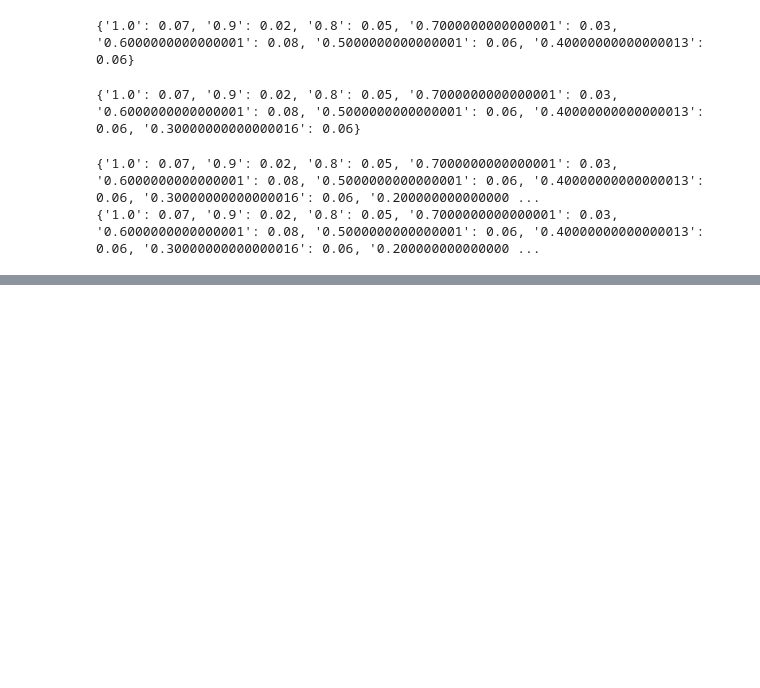
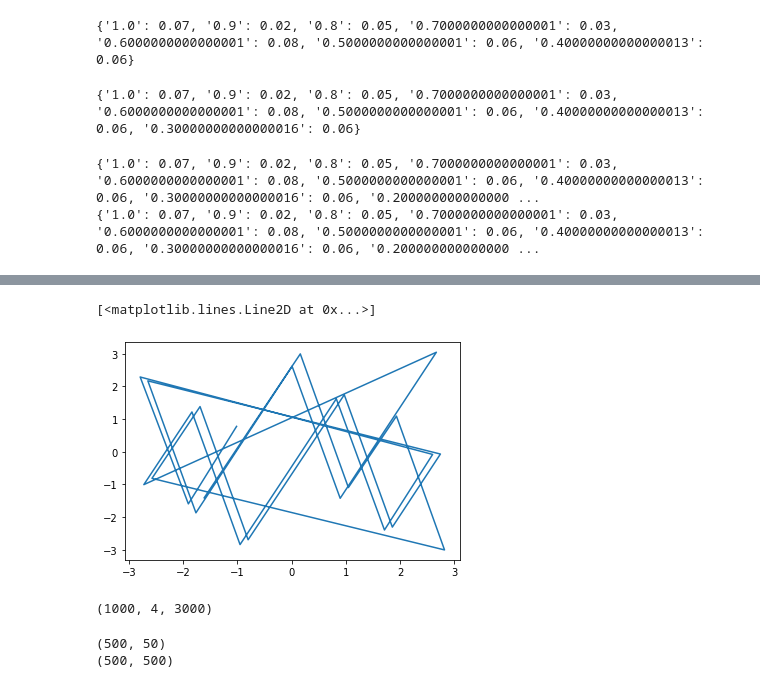
Before and after one commit to barahona-research-group/dHSIC_ts, a Jupyter notebook: examples/nonstationary_eg.ipynb, the cells around one changed output, grey strips where cells are left out. Cells and saved outputs as stored; diff of their text form; code cells hidden in the pictures; blank space fills up the shorter version.

```diff
--- a/examples/nonstationary_eg.ipynb
+++ b/examples/nonstationary_eg.ipynb
@@ -183,0 +226,2 @@ plot_test(list(power_new.values()), 'Type I error')
+# %%
+mat = scipy.io.loadmat('dependence_phases_equal_linear_mean_and_heteroskedascity_trend.mat')
@@ -183,0 +281,2 @@ plot_test(list(power_new.values()), 'Type I error')
+# %%
+mat = scipy.io.loadmat('dependence_phases_equal_linear_mean_trend.mat')
@@ -183,0 +336,2 @@ plot_test(list(power_new.values()), 'Type I error')
+# %%
+mat = scipy.io.loadmat('multiple_samples_dependence.mat')
@@ -183,0 +342,10 @@ plot_test(list(power_new.values()), 'Type I error')
+# %%
+md1 = mat['all_samples'][:,0,:][:,0:300]
+md2 = mat['all_samples'][:,1,:][:,0:300]
+md3 = mat['all_samples'][:,2,:][:,0:300]
+md4 = mat['all_samples'][:,3,:][:,0:300]
+
+kmd1 = compute_kernel_n(md1)
+kmd2 = compute_kernel_n(md2)
+kmd3 = compute_kernel_n(md3)
+kmd4 = compute_kernel_n(md4)
@@ -183,0 +391,5 @@ plot_test(list(power_new.values()), 'Type I error')
+# %%
+plt.plot(md1[0,:], md2[0,:])
+# %% [output]
+[<matplotlib.lines.Line2D at 0x...>]
+[figure, added]
@@ -183,0 +398,18 @@ plot_test(list(power_new.values()), 'Type I error')
+# %%
+mat['all_samples'].shape
+# %% [output]
+(1000, 4, 3000)
+# %%
+md1 = mat['all_samples'][0:500,0,450:500]
+md2 = mat['all_samples'][0:500,1,450:500]
+md3 = mat['all_samples'][0:500,2,450:500]
+md4 = mat['all_samples'][0:500,3,450:500]
+print(md1.shape)
+kmd1 = compute_kernel_n(md1)
+kmd2 = compute_kernel_n(md2)
+kmd3 = compute_kernel_n(md3)
+kmd4 = compute_kernel_n(md4)
+print(kmd1.shape)
+# %% [output]
+(500, 50)
+(500, 500)
```
Also changed, not shown: parts of 52 cells of this notebook, 13 other files.
